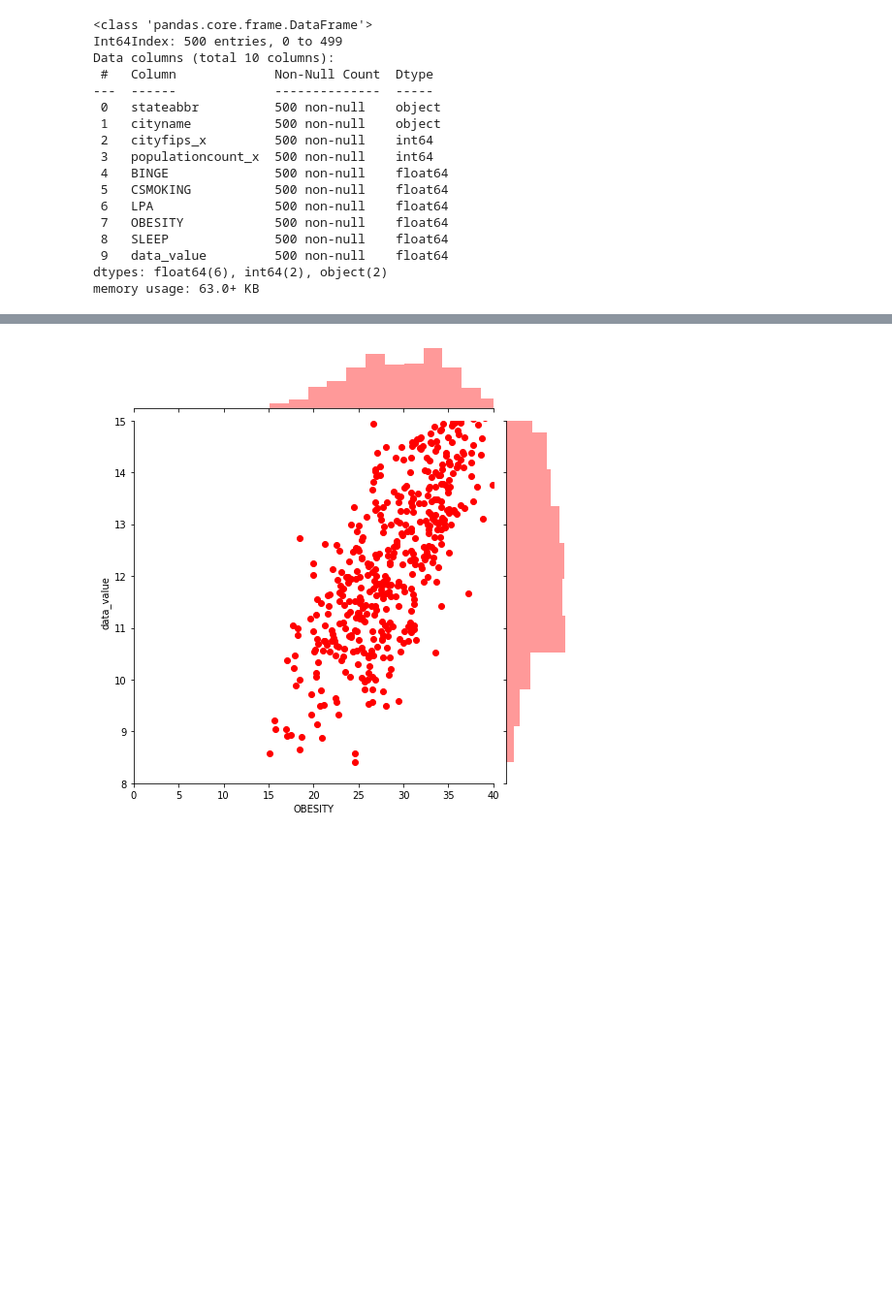
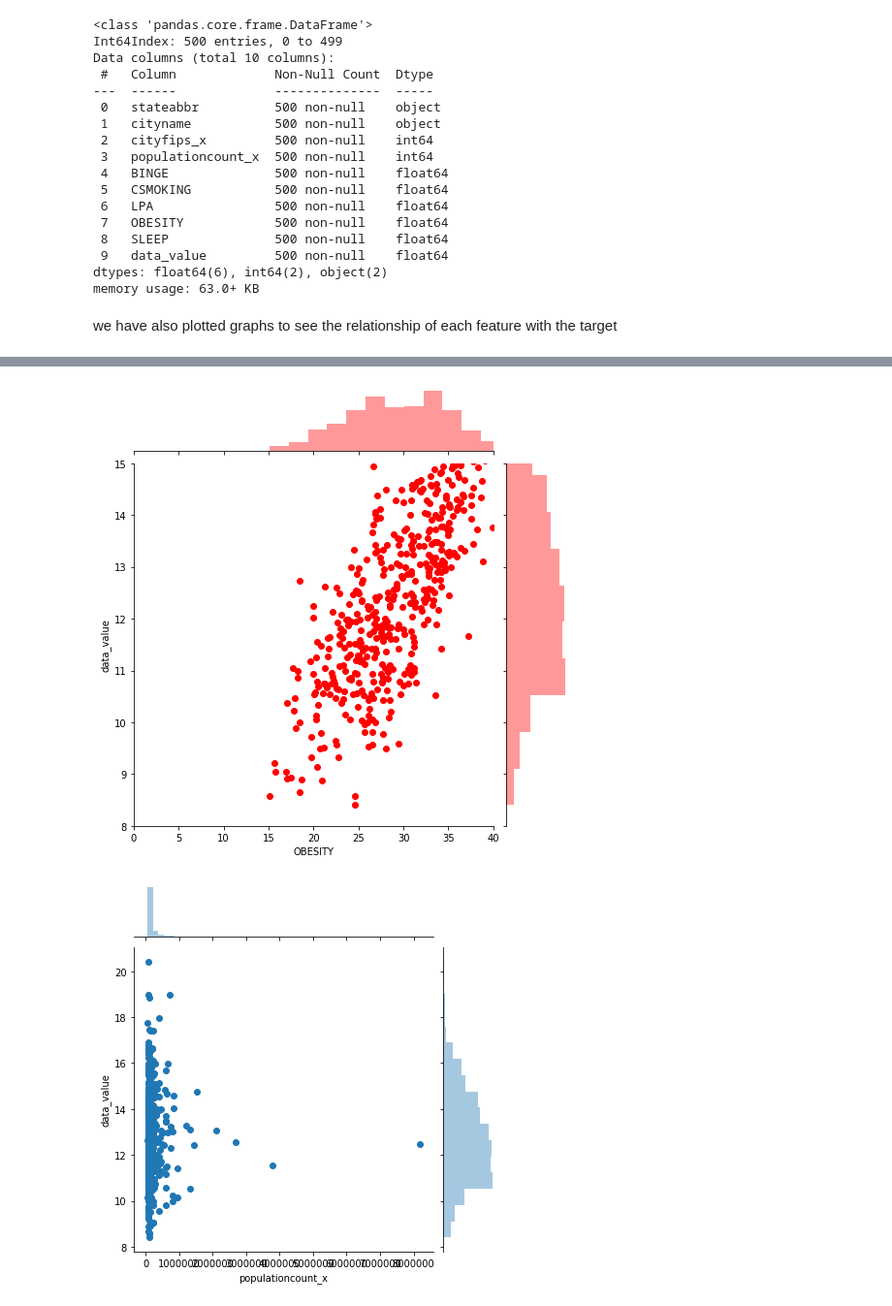
Before and after one commit to Sukanya012/predict-health-index, a Jupyter notebook: notebooks/sowmya/main_Sowmya.ipynb, the cells around one changed output, grey strips where cells are left out. Shown at 97% size. Saved outputs shown, nothing was run; the diff lists cells and outputs as text; code cells hidden in the pictures; blank space fills up the shorter version.

```diff
--- a/notebooks/sowmya/main_Sowmya.ipynb
+++ b/notebooks/sowmya/main_Sowmya.ipynb
@@ -340,16 +350,20 @@ Data columns (total 10 columns):
  9   data_value         500 non-null    float64
 dtypes: float64(6), int64(2), object(2)
 memory usage: 63.0+ KB
+# %% [markdown]
+we have also plotted graphs to see the relationship of each feature with the target
 # %%
 # joint plot
 g = sns.jointplot("BINGE", "data_value", data=chronicdata_results, xlim=(0, 30), ylim=(8, 12), color="r", size=7)
 g = sns.jointplot("CSMOKING", "data_value", data=chronicdata_results, xlim=(0, 30), ylim=(8, 12), color="r", size=7)
 g = sns.jointplot("SLEEP", "data_value", data=chronicdata_results, xlim=(0, 60), ylim=(8, 12), color="r", size=7)
 g = sns.jointplot("LPA", "data_value", data=chronicdata_results, xlim=(0, 30), ylim=(8, 12), color="r", size=7)
 g = sns.jointplot("OBESITY", "data_value", data=chronicdata_results, xlim=(0, 40), ylim=(8, 15), color="r", size=7)
+g = sns.jointplot("populationcount_x", "data_value", data=chronicdata_results)
 # %% [output]
 [figure]
 [figure]
 [figure]
 [figure]
 [figure]
+[figure, added]
```
Also changed, not shown: parts of 31 cells of this notebook.
